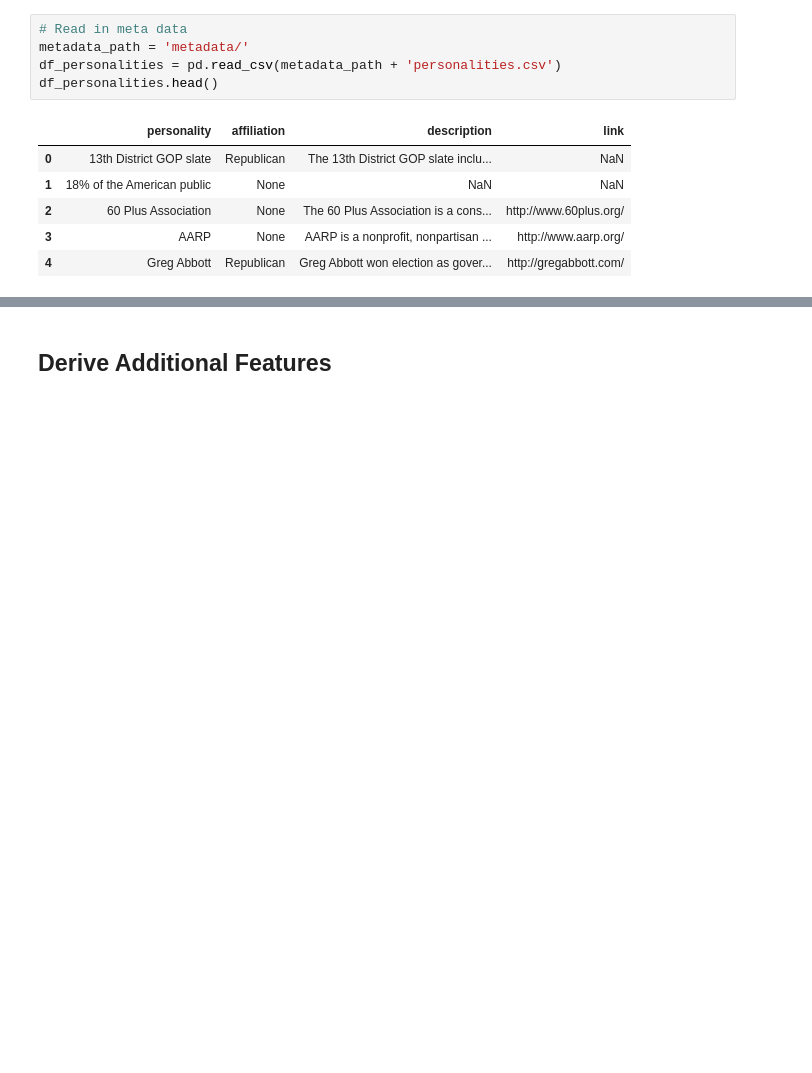
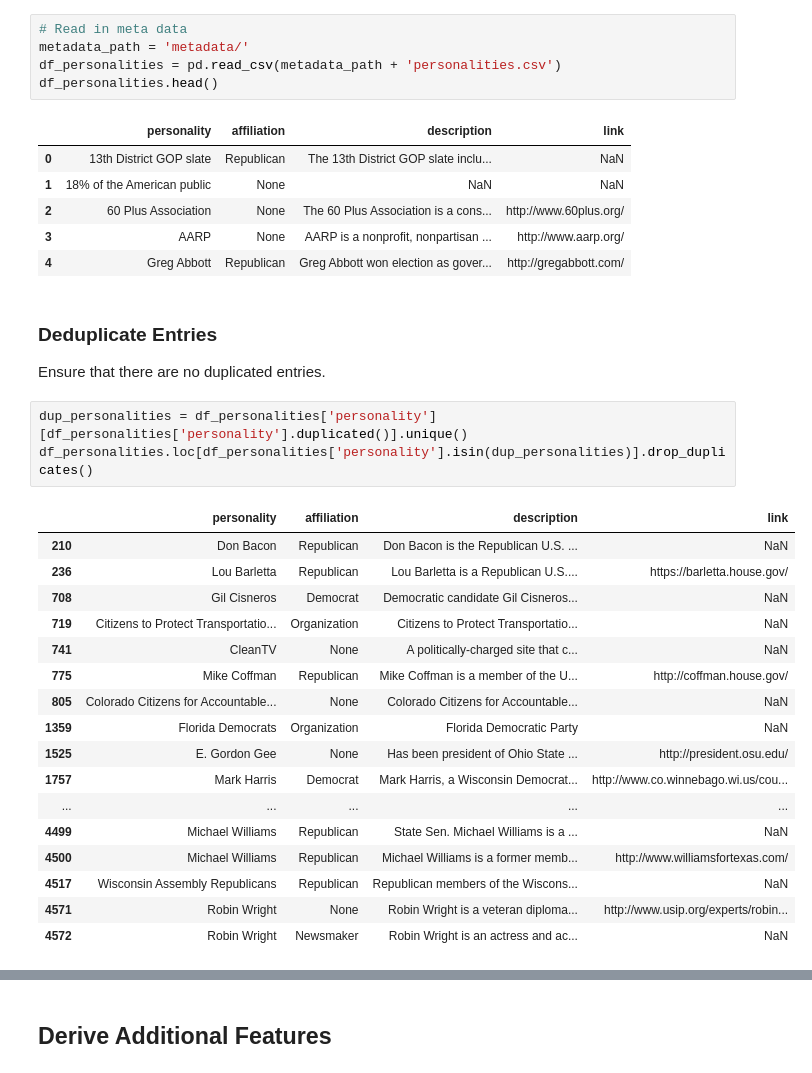
Before and after one commit to leokfwong/fake-news, a Jupyter notebook: preprocessing_feature_engineering.ipynb, the cells around one changed output, grey strips where cells are left out. Saved outputs shown, nothing was run; the diff lists cells and outputs as text; blank space fills up the shorter version.

```diff
--- a/preprocessing_feature_engineering.ipynb
+++ b/preprocessing_feature_engineering.ipynb
@@ -35,3 +42,27 @@ df_personalities.head()
 | 2 | 60 Plus Association | None | The 60 Plus Association is a cons... | http://www.60plus.org/ |
 | 3 | AARP | None | AARP is a nonprofit, nonpartisan ... | http://www.aarp.org/ |
 | 4 | Greg Abbott | Republican | Greg Abbott won election as gover... | http://gregabbott.com/ |
+# %% [markdown]
+### Deduplicate Entries
+Ensure that there are no duplicated entries.
+# %%
+dup_personalities = df_personalities['personality'][df_personalities['personality'].duplicated()].unique()
+df_personalities.loc[df_personalities['personality'].isin(dup_personalities)].drop_duplicates()
+# %% [output]
+|  | personality | affiliation | description | link |
+| 210 | Don Bacon | Republican | Don Bacon is the Republican U.S. ... | NaN |
+| 236 | Lou Barletta | Republican | Lou Barletta is a Republican U.S.... | https://barletta.house.gov/ |
+| 708 | Gil Cisneros | Democrat | Democratic candidate Gil Cisneros... | NaN |
+| 719 | Citizens to Protect Transportatio... | Organization | Citizens to Protect Transportatio... | NaN |
+| 741 | CleanTV | None | A politically-charged site that c... | NaN |
+| 775 | Mike Coffman | Republican | Mike Coffman is a member of the U... | http://coffman.house.gov/ |
+| 805 | Colorado Citizens for Accountable... | None | Colorado Citizens for Accountable... | NaN |
+| 1359 | Florida Democrats | Organization | Florida Democratic Party | NaN |
+| 1525 | E. Gordon Gee | None | Has been president of Ohio State ... | http://president.osu.edu/ |
+| 1757 | Mark Harris | Democrat | Mark Harris, a Wisconsin Democrat... | http://www.co.winnebago.wi.us/cou... |
+| ... | ... | ... | ... | ... |
+| 4499 | Michael Williams | Republican | State Sen. Michael Williams is a ... | NaN |
+| 4500 | Michael Williams | Republican | Michael Williams is a former memb... | http://www.williamsfortexas.com/ |
+| 4517 | Wisconsin Assembly Republicans | Republican | Republican members of the Wiscons... | NaN |
+| 4571 | Robin Wright | None | Robin Wright is a veteran diploma... | http://www.usip.org/experts/robin... |
+| 4572 | Robin Wright | Newsmaker | Robin Wright is an actress and ac... | NaN |
```
Also changed, not shown: parts of 14 cells of this notebook, 1 other file.
